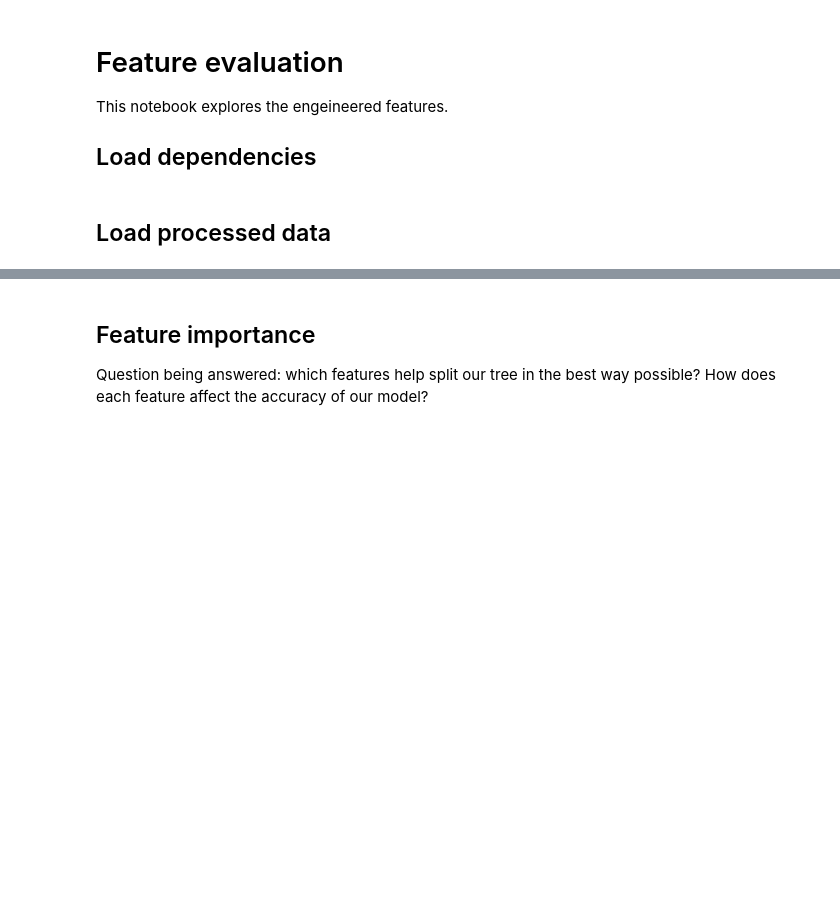
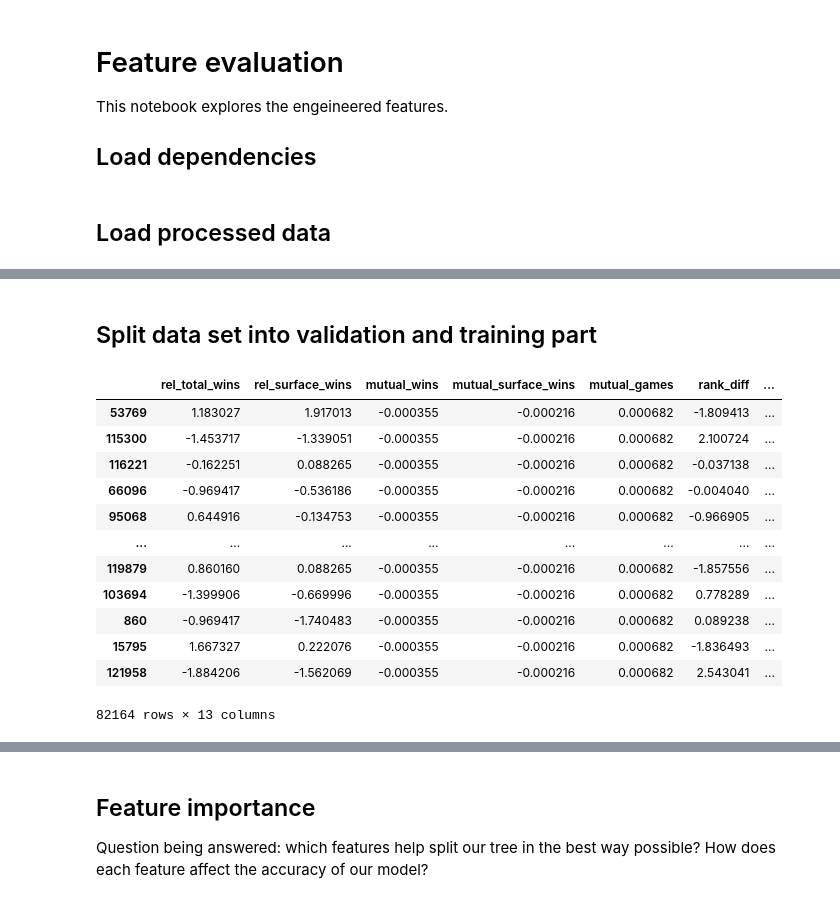
Before and after one commit to jost95/atp-tennis-predictions, a Jupyter notebook: feature_evaluation.ipynb, the cells around one changed output, grey strips where cells are left out. Cells and saved outputs as stored; diff of their text form; code cells hidden in the pictures; blank space fills up the shorter version.

```diff
--- a/feature_evaluation.ipynb
+++ b/feature_evaluation.ipynb
@@ -66,0 +62,24 @@ display(X_train)
+# %% [markdown]
+## Split data set into validation and training part
+# %%
+drop_cols = ['outcome', 'tourney_date', 'tourney_level']
+y_train = data_train.outcome
+X_train = data_train.drop(drop_cols, axis=1)
+
+X_train, X_val, y_train, y_val = train_test_split(X_train, y_train, test_size=0.33, random_state=42)
+
+display(X_train)
+# %% [output]
+|  | rel_total_wins | rel_surface_wins | mutual_wins | mutual_surface_wins | mutual_games | rank_diff | ... |
+| 53769 | 1.183027 | 1.917013 | -0.000355 | -0.000216 | 0.000682 | -1.809413 | ... |
+| 115300 | -1.453717 | -1.339051 | -0.000355 | -0.000216 | 0.000682 | 2.100724 | ... |
+| 116221 | -0.162251 | 0.088265 | -0.000355 | -0.000216 | 0.000682 | -0.037138 | ... |
+| 66096 | -0.969417 | -0.536186 | -0.000355 | -0.000216 | 0.000682 | -0.004040 | ... |
+| 95068 | 0.644916 | -0.134753 | -0.000355 | -0.000216 | 0.000682 | -0.966905 | ... |
+| ... | ... | ... | ... | ... | ... | ... | ... |
+| 119879 | 0.860160 | 0.088265 | -0.000355 | -0.000216 | 0.000682 | -1.857556 | ... |
+| 103694 | -1.399906 | -0.669996 | -0.000355 | -0.000216 | 0.000682 | 0.778289 | ... |
+| 860 | -0.969417 | -1.740483 | -0.000355 | -0.000216 | 0.000682 | 0.089238 | ... |
+| 15795 | 1.667327 | 0.222076 | -0.000355 | -0.000216 | 0.000682 | -1.836493 | ... |
+| 121958 | -1.884206 | -1.562069 | -0.000355 | -0.000216 | 0.000682 | 2.543041 | ... |
+82164 rows × 13 columns
```
Also changed, not shown: parts of 23 cells of this notebook.
